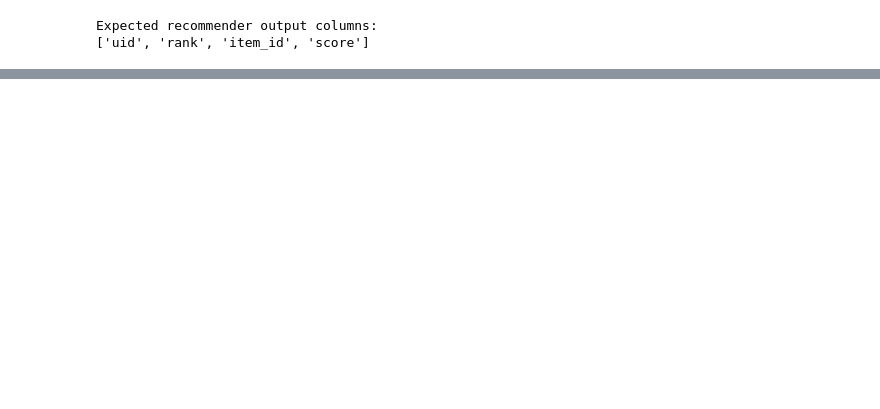
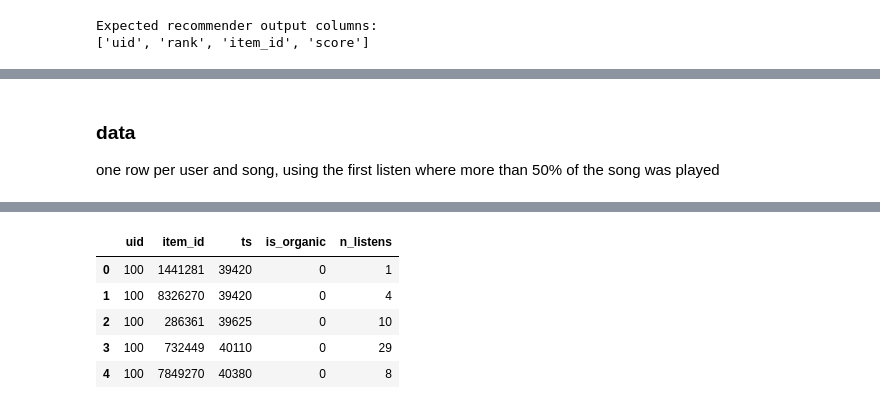
Before and after one commit to SMK-BTW/Twenty, a Jupyter notebook: Machine_Learning_Project.ipynb, the cells around one changed output, grey strips where cells are left out. Drawn from its saved outputs; the diff is of its cells as text; code cells hidden in the pictures; blank space fills up the shorter version.

```diff
--- a/Machine_Learning_Project.ipynb
+++ b/Machine_Learning_Project.ipynb
@@ -241,0 +296,66 @@ def validate_recommendations(
+# %% [markdown]
+### data
+one row per user and song, using the first listen where more than 50% of the song was played
+# %%
+def download_raw(cfg):
+    """download the listens file"""
+    path = hf_hub_download(
+        repo_id=cfg["hf_repo"],
+        filename=cfg["hf_file"],
+        repo_type="dataset",
+        revision=cfg["hf_revision"],
+        local_dir=cfg["raw_dir"],
+    )
+    return Path(path)
+
+
+def build_pairs(raw_path, min_played_ratio_pct):
+    """one row per user and song"""
+    con = duckdb.connect()
+    df = con.execute(
+        """
+        SELECT uid,
+               item_id,
+               min(timestamp)                       AS ts,
+               arg_min(is_organic, timestamp)       AS is_organic,
+               count(*)                             AS n_listens
+        FROM read_parquet(?)
+        WHERE played_ratio_pct > ?
+        GROUP BY uid, item_id
+        ORDER BY uid, ts, item_id
+        """,
+        [str(raw_path), min_played_ratio_pct],
+    ).df()
+    con.close()
+    return df.astype({"uid": "int64", "item_id": "int64", "ts": "int64",
+                      "is_organic": "int8", "n_listens": "int32"})
+
+
+def sample_users(pairs, fraction, seed):
+    """sample some users"""
+    if fraction >= 1.0:
+        return pairs
+    users = np.sort(pairs["uid"].unique())
+    rng = np.random.default_rng(seed)
+    keep = rng.choice(users, size=max(1, int(round(len(users) * fraction))), replace=False)
+    return pairs[pairs["uid"].isin(keep)].reset_index(drop=True)
+
+
+def load_pairs(cfg):
+    """load the pairs"""
+    cache = cfg["processed_dir"] / f"pairs_played{cfg['min_played_ratio_pct']}.parquet"
+    if cache.exists():
+        pairs = pd.read_parquet(cache)
+    else:
+        raw = download_raw(cfg)
+        pairs = build_pairs(raw, cfg["min_played_ratio_pct"])
+        cache.parent.mkdir(parents=True, exist_ok=True)
+        pairs.to_parquet(cache, index=False)
+    return sample_users(pairs, cfg["user_fraction"], cfg["seed"])
+
+
+log("loading pairs")
+pairs = load_pairs(CFG)
+log(f"{len(pairs):,} pairs, {pairs['uid'].nunique():,} users, {pairs['item_id'].nunique():,} songs")
+pairs.head()
+# %% [output]
@@ -241,0 +364,6 @@ def validate_recommendations(
+|  | uid | item_id | ts | is_organic | n_listens |
+| 0 | 100 | 1441281 | 39420 | 0 | 1 |
+| 1 | 100 | 8326270 | 39420 | 0 | 4 |
+| 2 | 100 | 286361 | 39625 | 0 | 10 |
+| 3 | 100 | 732449 | 40110 | 0 | 29 |
+| 4 | 100 | 7849270 | 40380 | 0 | 8 |
```
Also changed, not shown: parts of 36 cells of this notebook, 20 other files.
